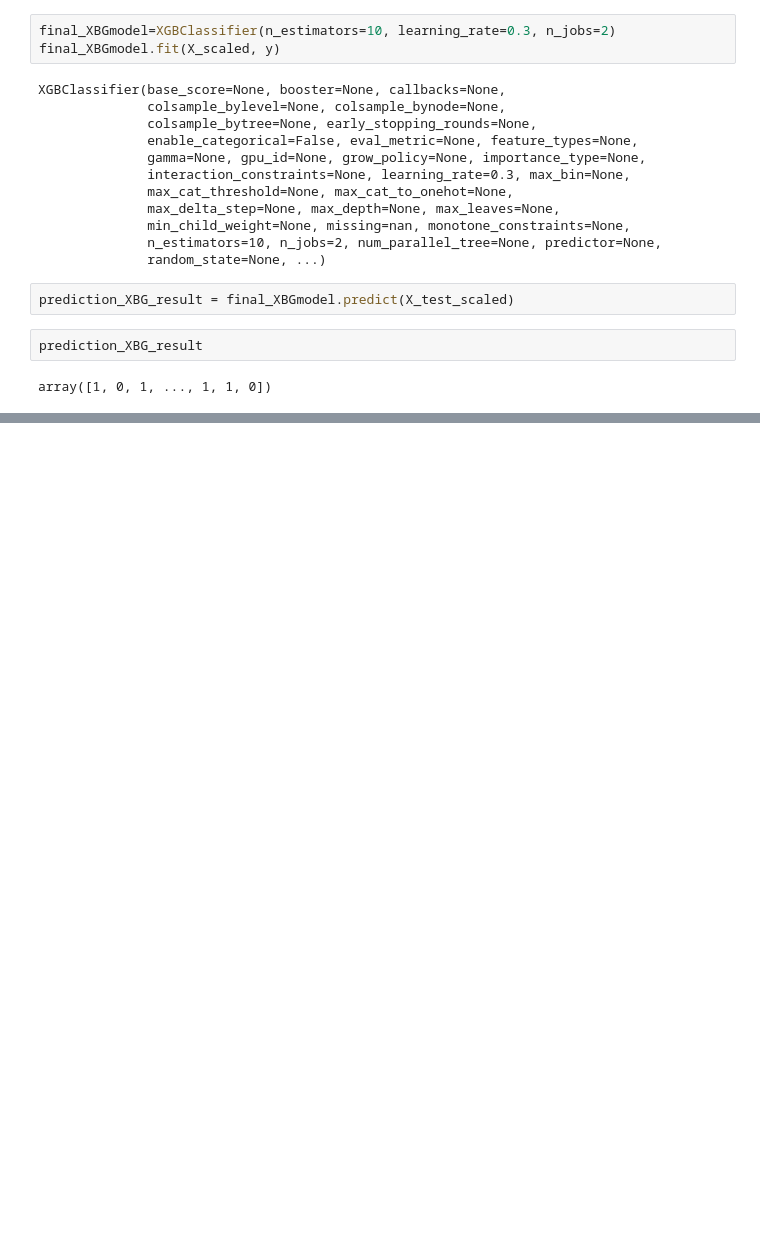
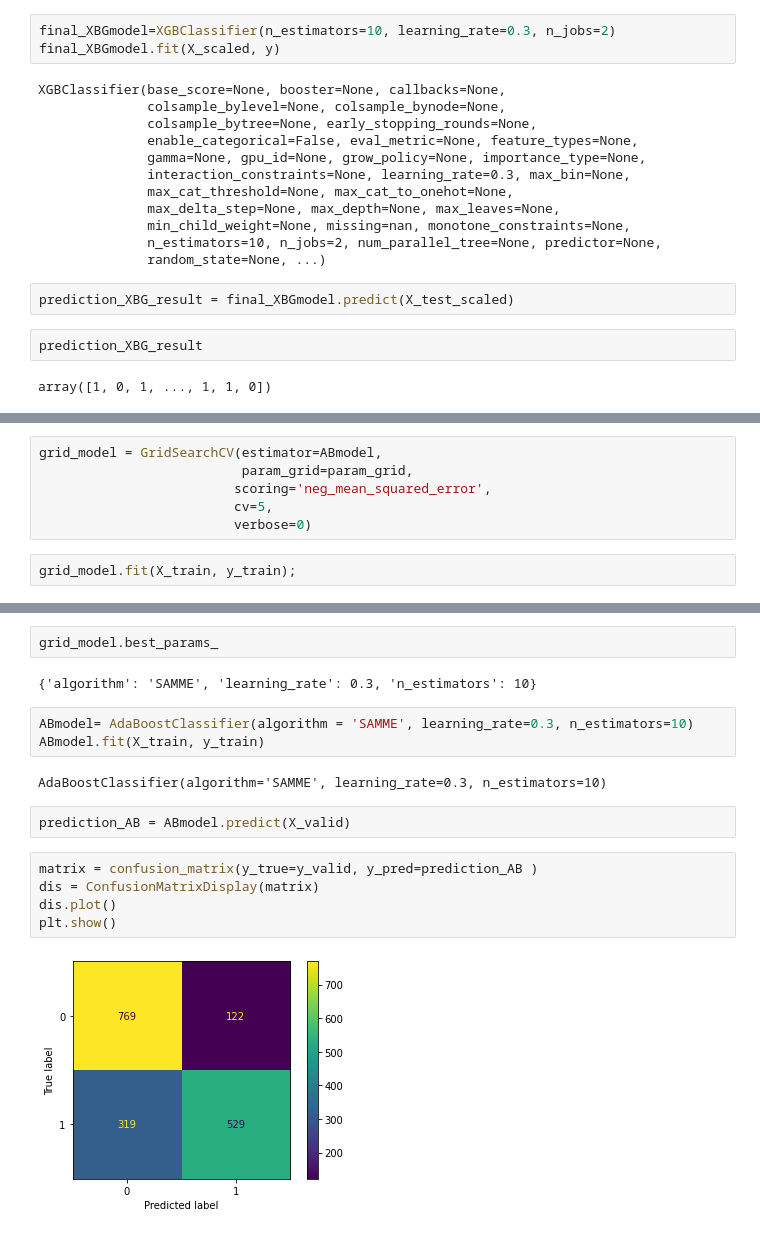
Before and after one commit to Mounice97/Portfolio, a Jupyter notebook: Competition_Spaceship_Titanic/competition-spaceship-titanic.ipynb, the cells around one changed output, grey strips where cells are left out. Drawn from its saved outputs; the diff is of its cells as text; blank space fills up the shorter version.

```diff
--- a/Competition_Spaceship_Titanic/competition-spaceship-titanic.ipynb
+++ b/Competition_Spaceship_Titanic/competition-spaceship-titanic.ipynb
@@ -565,0 +638,8 @@ dtype: int64
+# %%
+grid_model = GridSearchCV(estimator=ABmodel,
+                          param_grid=param_grid,
+                         scoring='neg_mean_squared_error',
+                         cv=5,
+                         verbose=0)
+# %%
+grid_model.fit(X_train, y_train);
@@ -565,0 +664,18 @@ dtype: int64
+# %%
+grid_model.best_params_
+# %% [output]
+{'algorithm': 'SAMME', 'learning_rate': 0.3, 'n_estimators': 10}
+# %%
+ABmodel= AdaBoostClassifier(algorithm = 'SAMME', learning_rate=0.3, n_estimators=10)
+ABmodel.fit(X_train, y_train)
+# %% [output]
+AdaBoostClassifier(algorithm='SAMME', learning_rate=0.3, n_estimators=10)
+# %%
+prediction_AB = ABmodel.predict(X_valid)
+# %%
+matrix = confusion_matrix(y_true=y_valid, y_pred=prediction_AB )
+dis = ConfusionMatrixDisplay(matrix)
+dis.plot()
+plt.show()
+# %% [output]
+[figure, added]
```
Also changed, not shown: parts of 34 cells of this notebook, 1 other file.
